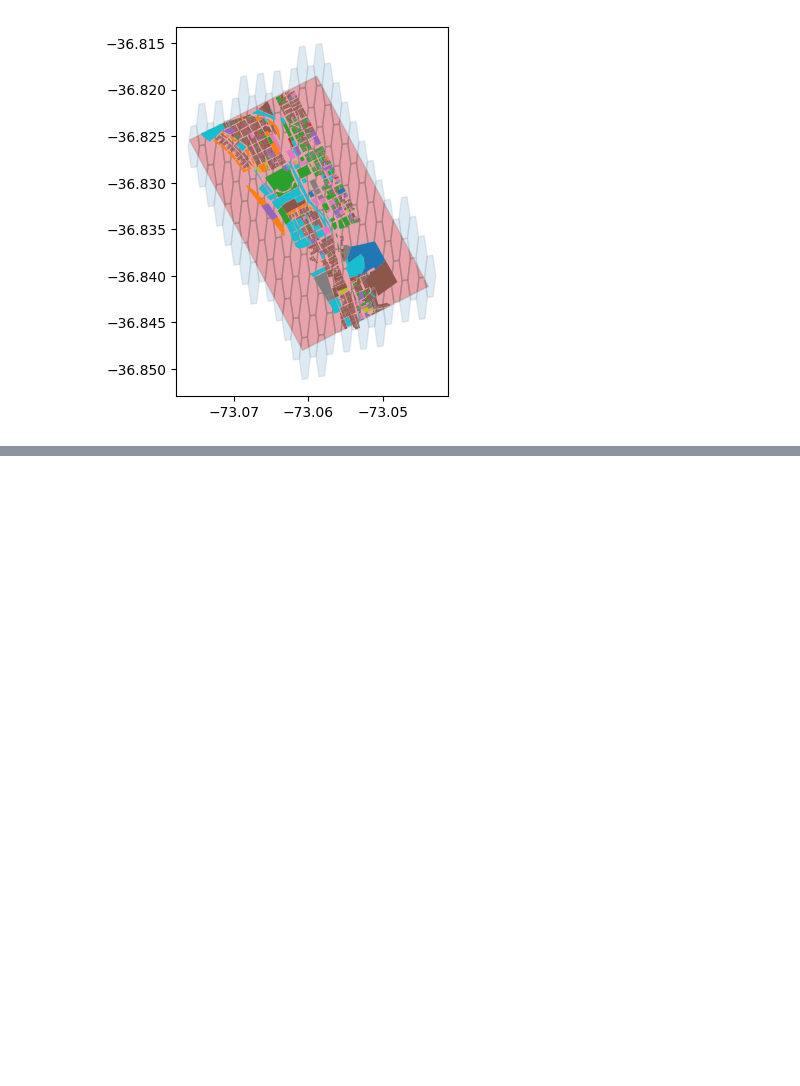
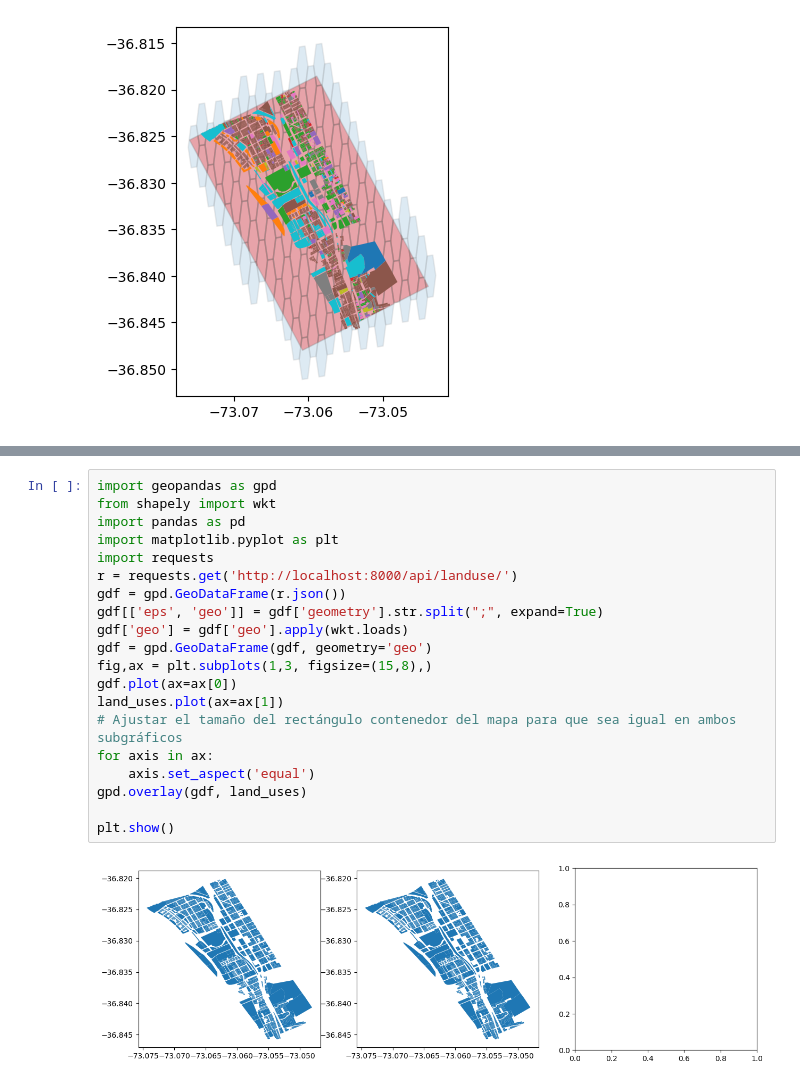
Before and after one commit to diegoalrv/clbb-apio, a Jupyter notebook: notebooks/calc_land_uses_diversity.ipynb, the cells around one changed output, grey strips where cells are left out. Drawn from its saved outputs; the diff is of its cells as text; blank space fills up the shorter version.

```diff
--- a/notebooks/calc_land_uses_diversity.ipynb
+++ b/notebooks/calc_land_uses_diversity.ipynb
@@ -114,0 +142,22 @@ land_uses.plot(ax=ax, column='Uso')
+# %%
+import geopandas as gpd
+from shapely import wkt
+import pandas as pd
+import matplotlib.pyplot as plt
+import requests
+r = requests.get('http://localhost:8000/api/landuse/')
+gdf = gpd.GeoDataFrame(r.json())
+gdf[['eps', 'geo']] = gdf['geometry'].str.split(";", expand=True)
+gdf['geo'] = gdf['geo'].apply(wkt.loads)
+gdf = gpd.GeoDataFrame(gdf, geometry='geo')
+fig,ax = plt.subplots(1,3, figsize=(15,8),)
+gdf.plot(ax=ax[0])
+land_uses.plot(ax=ax[1])
+# Ajustar el tamaño del rectángulo contenedor del mapa para que sea igual en ambos subgráficos
+for axis in ax:
+    axis.set_aspect('equal')
+gpd.overlay(gdf, land_uses)
+
+plt.show()
+# %% [output]
+[figure, added]
```
Also changed, not shown: parts of 3 cells of this notebook, 38 other files.
